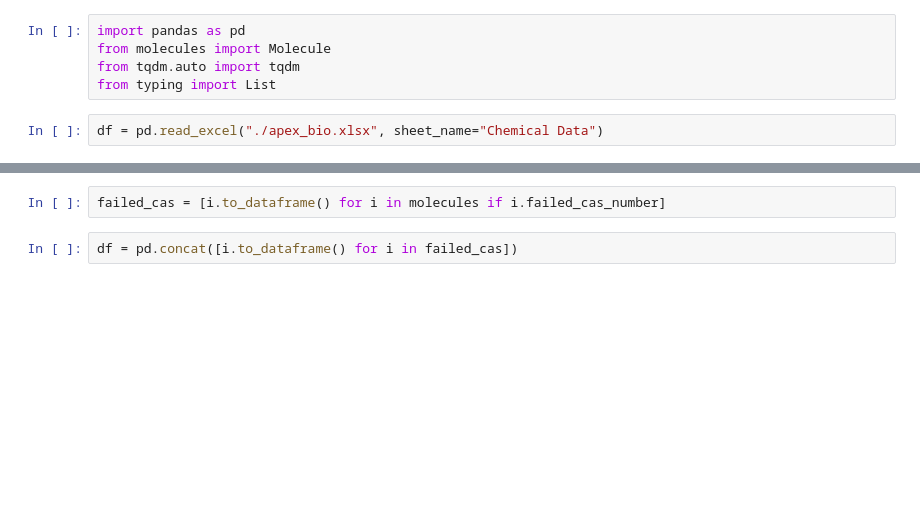
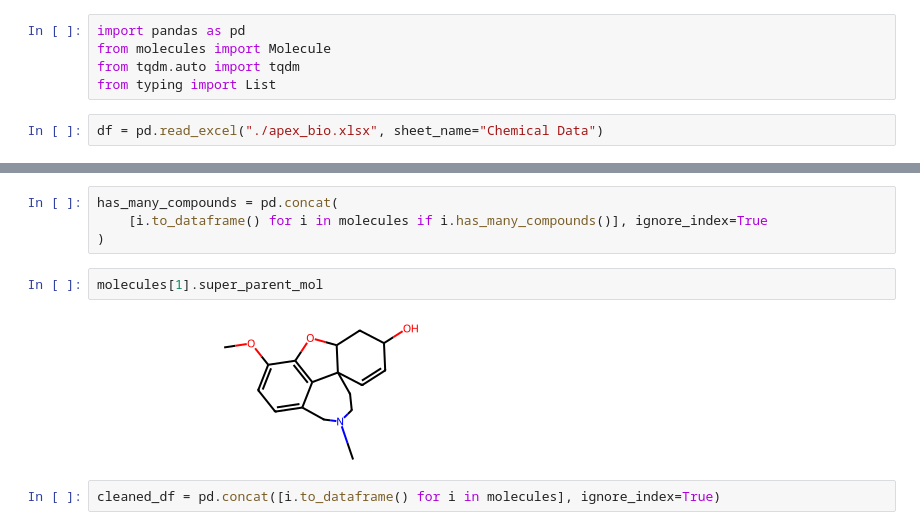
Before and after one commit to commons-research/apex_bio_data_cleaning, a Jupyter notebook: oop.ipynb, the cells around one changed output, grey strips where cells are left out. Saved outputs shown, nothing was run; the diff lists cells and outputs as text; blank space fills up the shorter version.

```diff
--- a/oop.ipynb
+++ b/oop.ipynb
@@ -73,4 +74,10 @@ failed_cas
 # %%
-failed_cas = [i.to_dataframe() for i in molecules if i.failed_cas_number]
+has_many_compounds = pd.concat(
+    [i.to_dataframe() for i in molecules if i.has_many_compounds()], ignore_index=True
+)
+# %%
+molecules[1].super_parent_mol
+# %% [output]
+[figure, added]
 # %%
-df = pd.concat([i.to_dataframe() for i in failed_cas])
+cleaned_df = pd.concat([i.to_dataframe() for i in molecules], ignore_index=True)
```
Also changed, not shown: parts of 13 cells of this notebook, 1 other file.
